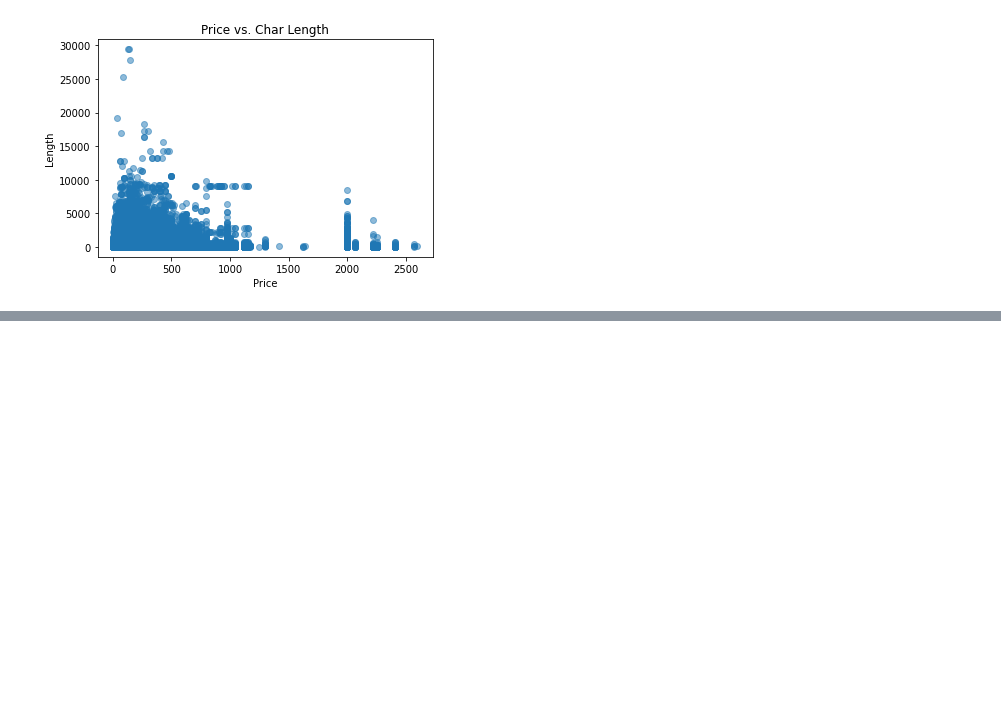
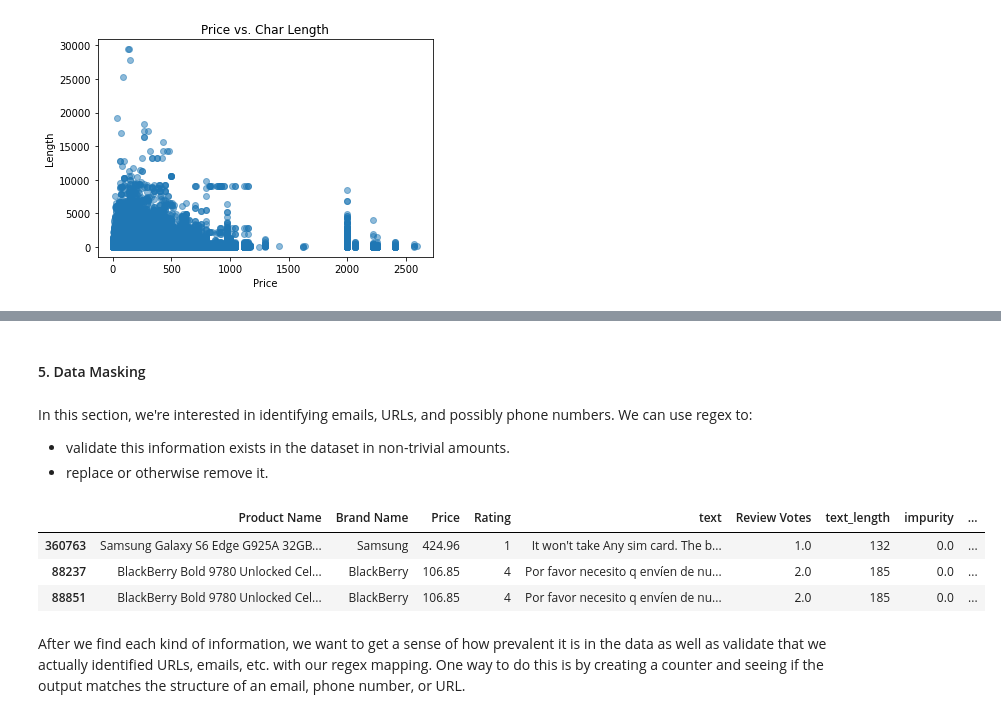
Before and after one commit to kayfilipp/text_mining_amazon_unlocked, a Jupyter notebook: Review_classification.ipynb, the cells around one changed output, grey strips where cells are left out. Drawn from its saved outputs; the diff is of its cells as text; code cells hidden in the pictures; blank space fills up the shorter version.

Commit message:
finish masking

```diff
--- a/Review_classification.ipynb
+++ b/Review_classification.ipynb
@@ -251,0 +183,8 @@ there are 105 unique values in emails with a total of 227 occurences
+# %% [markdown]
+#### 5. Data Masking
+# %% [markdown]
+In this section, we're interested in identifying emails, URLs, and possibly phone numbers. We can use regex to:
+<ul>
+    <li>validate this information exists in the dataset in non-trivial amounts.</li>
+    <li>replace or otherwise remove it.</li>
+</ul>
@@ -251,0 +202,9 @@ there are 105 unique values in emails with a total of 227 occurences
+# %%
+df.sort_values(by='emails',ascending=False).head(3)
+# %% [output]
+|  | Product Name | Brand Name | Price | Rating | text | Review Votes | text_length | impurity | ... |
+| 360763 | Samsung Galaxy S6 Edge G925A 32GB... | Samsung | 424.96 | 1 | It won't take Any sim card. The b... | 1.0 | 132 | 0.0 | ... |
+| 88237 | BlackBerry Bold 9780 Unlocked Cel... | BlackBerry | 106.85 | 4 | Por favor necesito q envíen de nu... | 2.0 | 185 | 0.0 | ... |
+| 88851 | BlackBerry Bold 9780 Unlocked Cel... | BlackBerry | 106.85 | 4 | Por favor necesito q envíen de nu... | 2.0 | 185 | 0.0 | ... |
+# %% [markdown]
+After we find each kind of information, we want to get a sense of how prevalent it is in the data as well as validate that we actually identified URLs, emails, etc. with our regex mapping. One way to do this is by creating a counter and seeing if the output matches the structure of an email, phone number, or URL.
```
Also changed, not shown: parts of 29 cells of this notebook.
